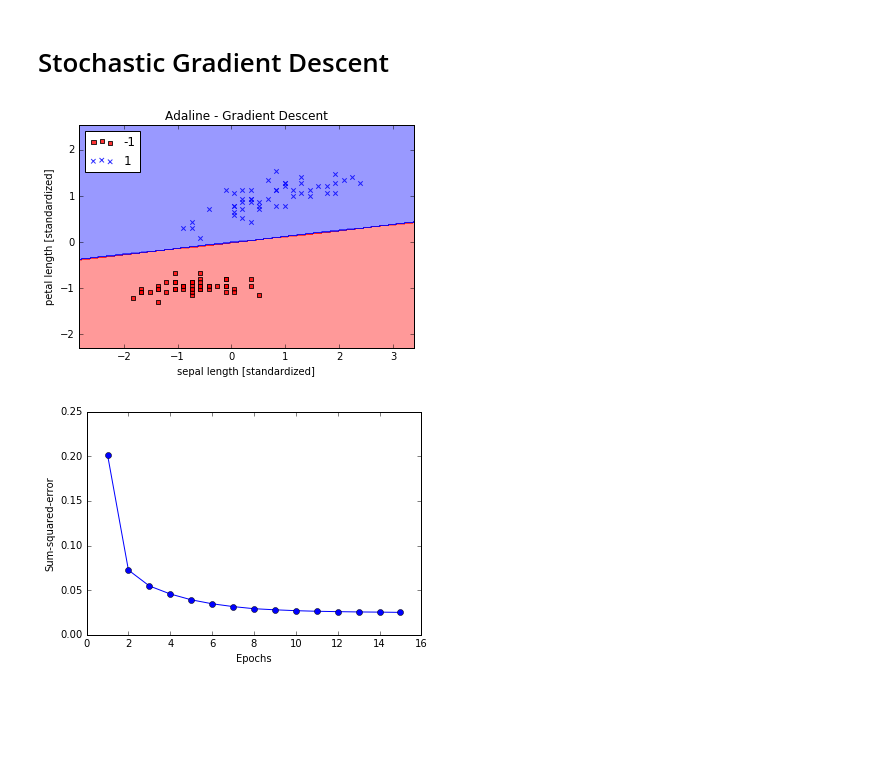
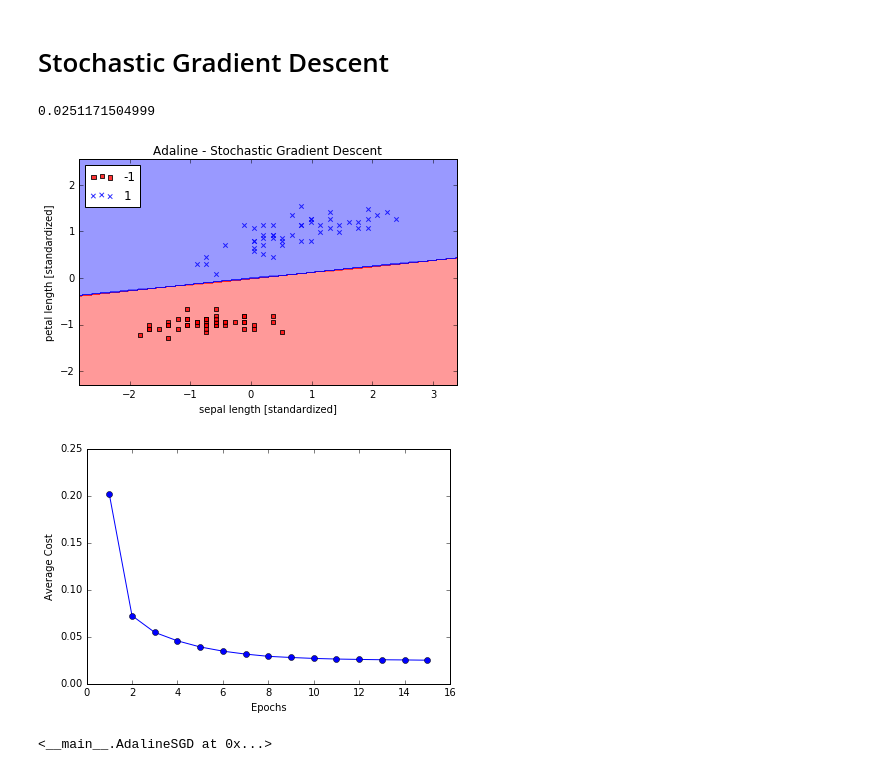
Before and after one commit to sametmarasli/Project_Exploring_scikit-learn, a Jupyter notebook: ml_library.ipynb, the cells around one changed output. Drawn from its saved outputs; the diff is of its cells as text; code cells hidden in the pictures; blank space fills up the shorter version.

```diff
--- a/ml_library.ipynb
+++ b/ml_library.ipynb
@@ -380,7 +336,7 @@ class AdalineSGD(object):
             for xi, target in zip(X, y):
                 self._update_weights(xi, target)
         else:
-            self._update_weights(xi, y)
+            self._update_weights(X, y)
         return self
 
     def _shuffle(self, X, y):
@@ -416,16 +372,28 @@ class AdalineSGD(object):
 # %%
 ada = AdalineSGD(n_iter=15, eta=0.01, random_state=1)
 ada.fit(X_std, y)
+print ada.cost_[-1]
 plot_decision_regions(X_std, y, classifier=ada)
-plt.title('Adaline - Gradient Descent')
+plt.title('Adaline - Stochastic Gradient Descent')
 plt.xlabel('sepal length [standardized]')
 plt.ylabel('petal length [standardized]')
 plt.legend(loc='upper left')
-# plt.tight_layout()
-plt.figure()
+
+plt.tight_layout()
+#plt.savefig('./adaline_4.png', dpi=300)
+plt.show()
+
 plt.plot(range(1, len(ada.cost_) + 1), ada.cost_, marker='o')
 plt.xlabel('Epochs')
-plt.ylabel('Sum-squared-error');
+plt.ylabel('Average Cost')
+
+plt.tight_layout()
+plt.show()
 # %% [output]
+0.0251171504999
-[figure, old version]
+[figure, new version]
-[figure, old version]
+[figure, new version]
+# %%
+ada.partial_fit(X_std[0, :], y[0])
+# %% [output]
+<__main__.AdalineSGD at 0x...>
```
Also changed, not shown: parts of 7 cells of this notebook.
